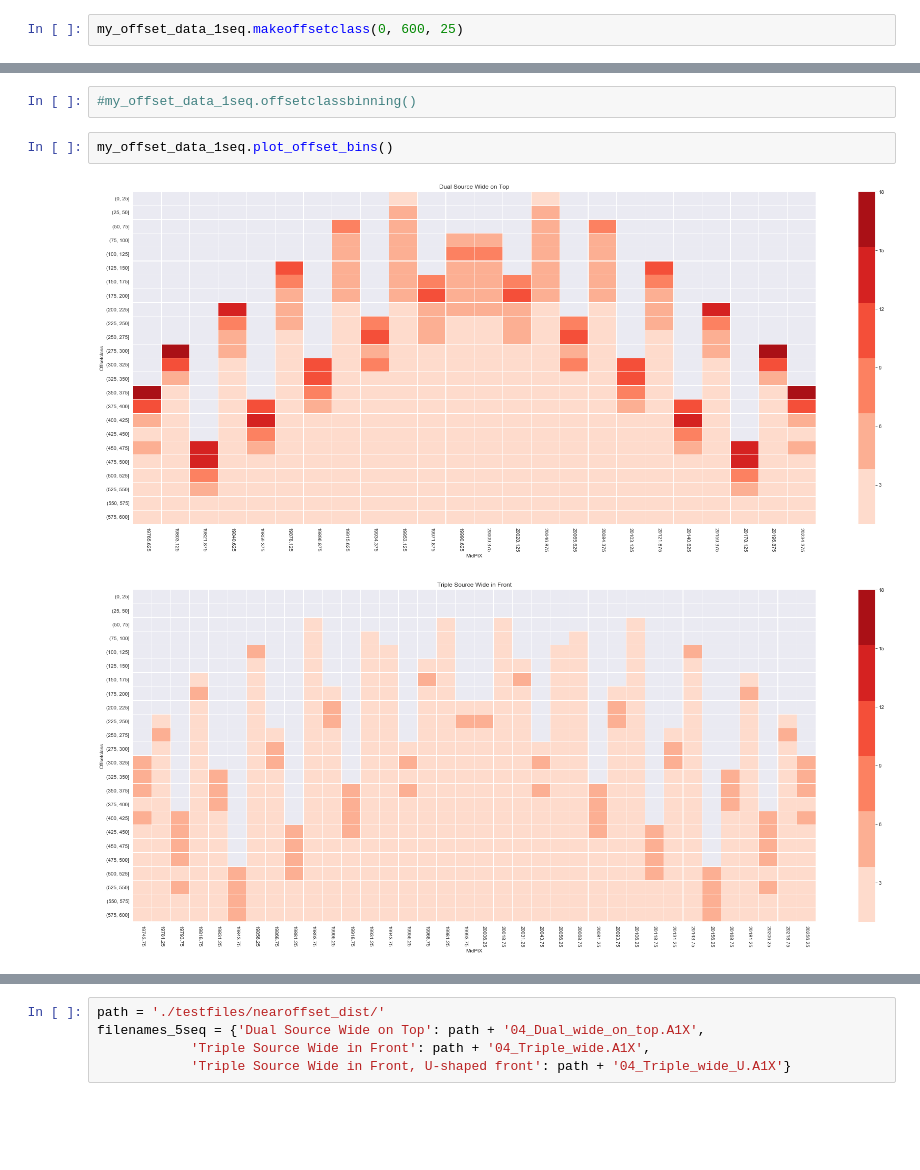
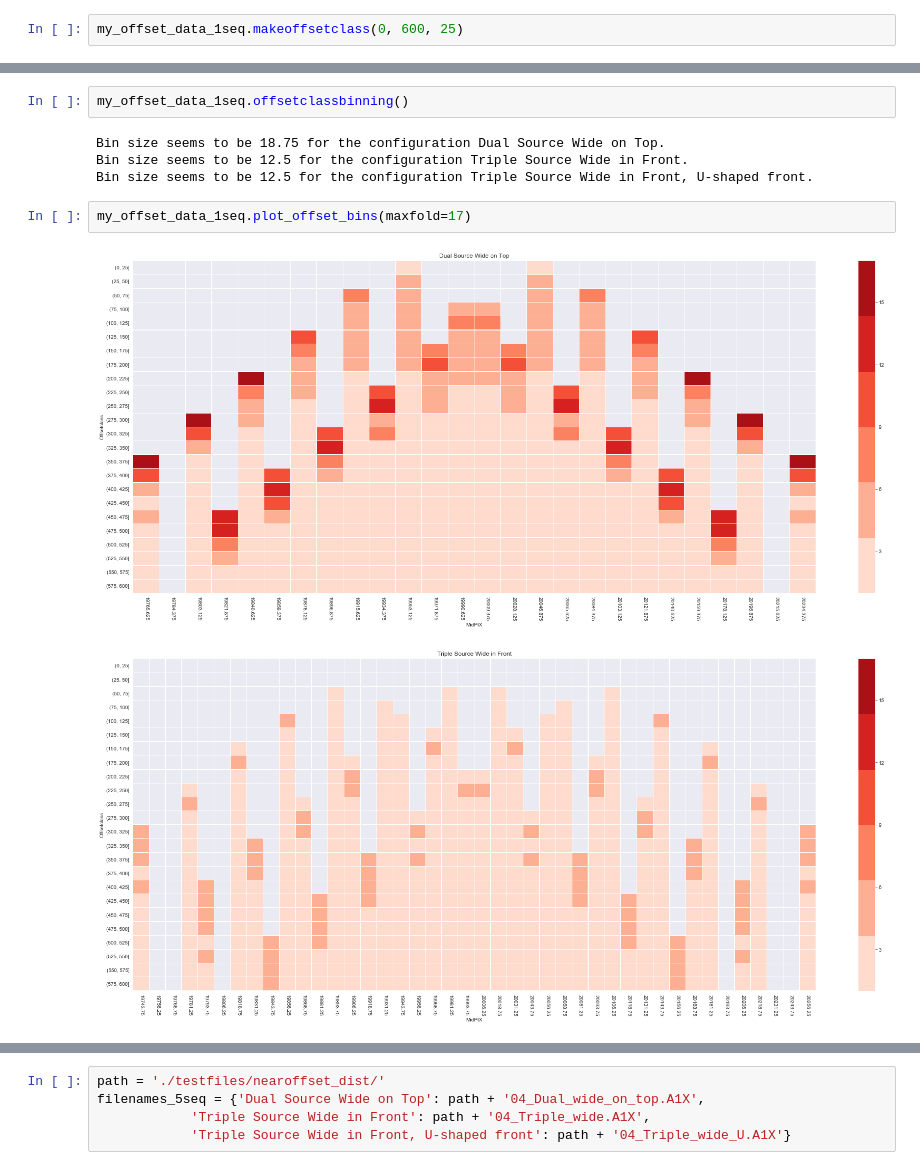
Before and after one commit to MagnsW/geotools, a Jupyter notebook: Test_offset_dist.ipynb, the cells around one changed output, grey strips where cells are left out. Saved outputs shown, nothing was run; the diff lists cells and outputs as text; blank space fills up the shorter version.

Commit message:
near offset distribution in more progress

```diff
--- a/Test_offset_dist.ipynb
+++ b/Test_offset_dist.ipynb
@@ -43,7 +27,11 @@ my_offset_data_1seq.hist_offsetclass()
-# %%
-#my_offset_data_1seq.offsetclassbinning()
+# %%
+my_offset_data_1seq.offsetclassbinning()
+# %% [output]
+Bin size seems to be 18.75 for the configuration Dual Source Wide on Top.
+Bin size seems to be 12.5 for the configuration Triple Source Wide in Front.
+Bin size seems to be 12.5 for the configuration Triple Source Wide in Front, U-shaped front.
 # %%
-my_offset_data_1seq.plot_offset_bins()
+my_offset_data_1seq.plot_offset_bins(maxfold=17)
 # %% [output]
-[figure, old version]
+[figure, new version]
-[figure, old version]
+[figure, new version]
```
Also changed, not shown: parts of 16 cells of this notebook, 1 other file.
